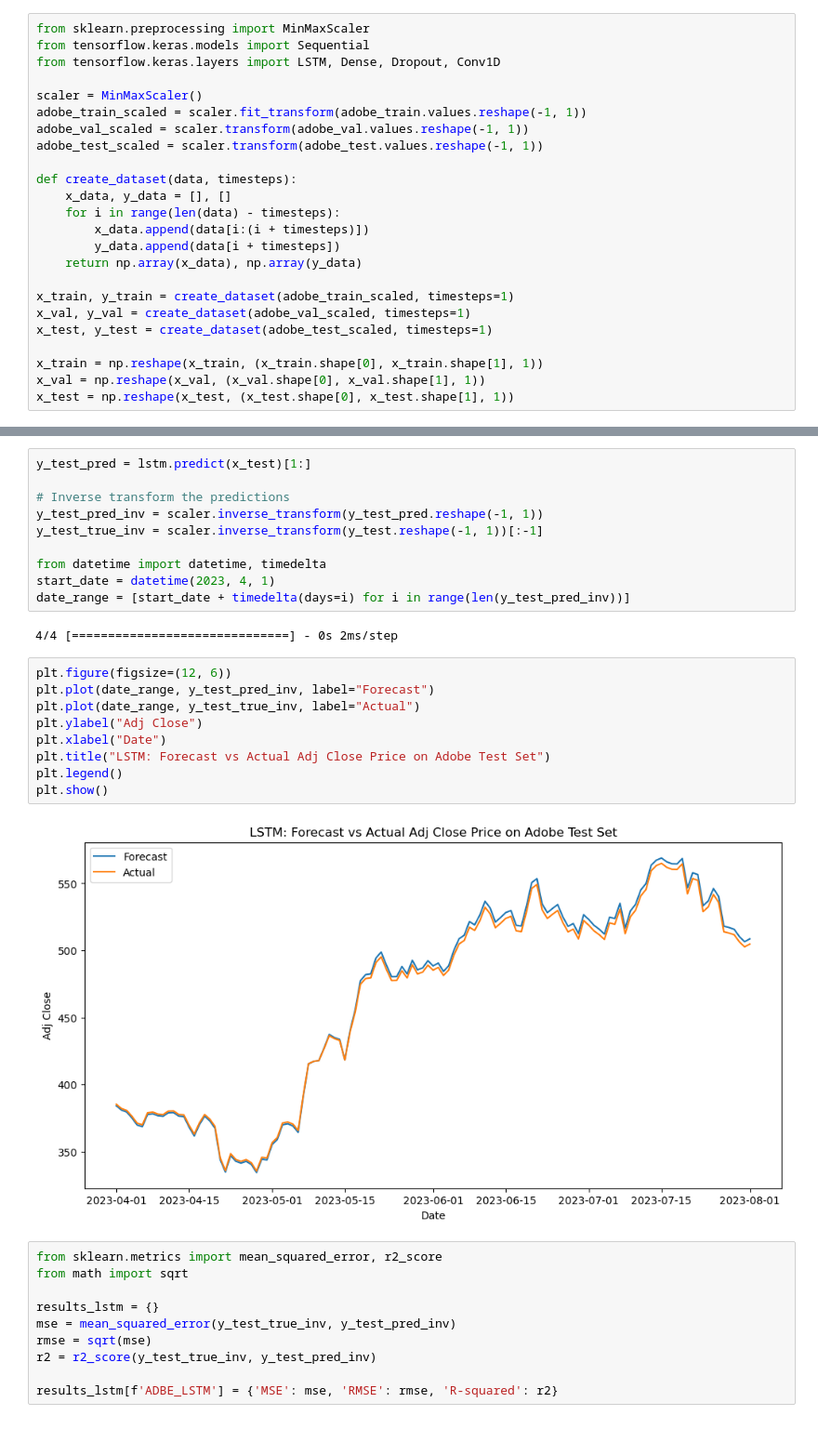
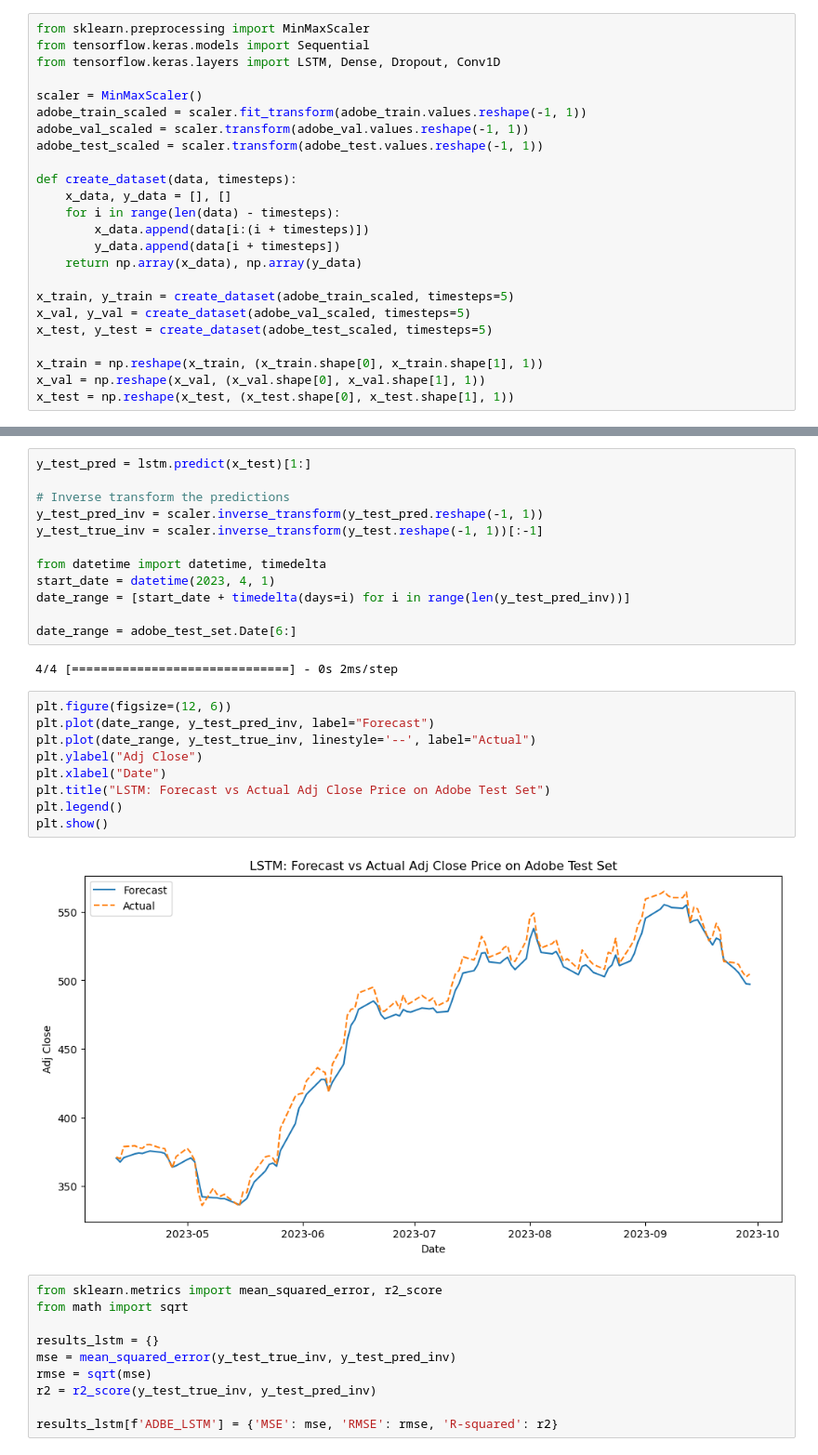
Before and after one commit to GSam789/Stock-Price-Prediction, a Jupyter notebook: adobe_costco_lstm.ipynb, the cells around one changed output, grey strips where cells are left out. Shown at 93% size. Saved outputs shown, nothing was run; the diff lists cells and outputs as text.

```diff
--- a/adobe_costco_lstm.ipynb
+++ b/adobe_costco_lstm.ipynb
@@ -201,9 +201,9 @@ def create_dataset(data, timesteps):
         y_data.append(data[i + timesteps])
     return np.array(x_data), np.array(y_data)
 
-x_train, y_train = create_dataset(adobe_train_scaled, timesteps=1)
-x_val, y_val = create_dataset(adobe_val_scaled, timesteps=1)
-x_test, y_test = create_dataset(adobe_test_scaled, timesteps=1)
+x_train, y_train = create_dataset(adobe_train_scaled, timesteps=5)
+x_val, y_val = create_dataset(adobe_val_scaled, timesteps=5)
+x_test, y_test = create_dataset(adobe_test_scaled, timesteps=5)
 
 x_train = np.reshape(x_train, (x_train.shape[0], x_train.shape[1], 1))
 x_val = np.reshape(x_val, (x_val.shape[0], x_val.shape[1], 1))
@@ -269,19 +269,21 @@ y_test_true_inv = scaler.inverse_transform(y_test.reshape(-1, 1))[:-1]
 from datetime import datetime, timedelta
 start_date = datetime(2023, 4, 1)
 date_range = [start_date + timedelta(days=i) for i in range(len(y_test_pred_inv))]
+
+date_range = adobe_test_set.Date[6:]
 # %% [output]
 4/4 [==============================] - 0s 2ms/step
 # %%
 plt.figure(figsize=(12, 6))
 plt.plot(date_range, y_test_pred_inv, label="Forecast")
-plt.plot(date_range, y_test_true_inv, label="Actual")
+plt.plot(date_range, y_test_true_inv, linestyle='--', label="Actual")
 plt.ylabel("Adj Close")
 plt.xlabel("Date")
 plt.title("LSTM: Forecast vs Actual Adj Close Price on Adobe Test Set")
 plt.legend()
 plt.show()
 # %% [output]
-[figure, old version]
+[figure, new version]
 # %%
 from sklearn.metrics import mean_squared_error, r2_score
 from math import sqrt
```
Also changed, not shown: parts of 9 cells of this notebook, 2 other files.
